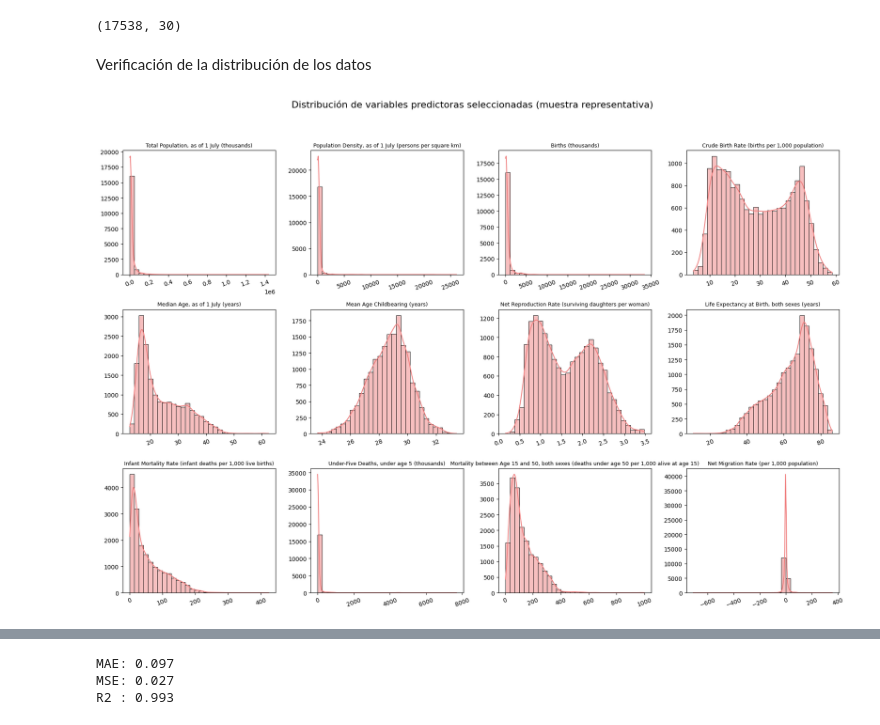
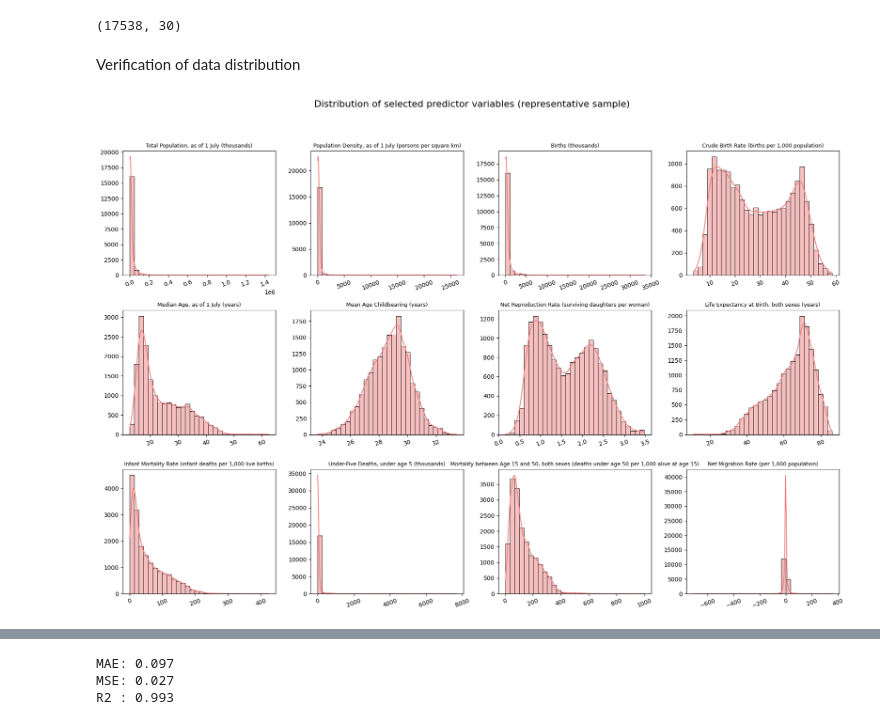
Before and after one commit to MariaJPacheco/Natalidad, a Jupyter notebook: Proyecto_natalidad.ipynb, the cells around one changed output, grey strips where cells are left out. Cells and saved outputs as stored; diff of their text form; code cells hidden in the pictures.

```diff
--- a/Proyecto_natalidad.ipynb
+++ b/Proyecto_natalidad.ipynb
@@ -87,42 +87,42 @@ print(Countries.shape)
 # %% [output]
 (17538, 30)
 # %% [markdown]
-Verificación de la distribución de los datos
+Verification of data distribution
 # %%
 import matplotlib.pyplot as plt
 import seaborn as sns
 
-# Selecciono variables representativas para graficar
+# Select representative variables for plotting
 variables_seleccionadas = [
     'Total Population, as of 1 July (thousands)',
     'Population Density, as of 1 July (persons per square km)',
     'Births (thousands)',
     'Crude Birth Rate (births per 1,000 population)',
     'Median Age, as of 1 July (years)',
     'Mean Age Childbearing (years)',
     'Net Reproduction Rate (surviving daughters per woman)',
     'Life Expectancy at Birth, both sexes (years)',
     'Infant Mortality Rate (infant deaths per 1,000 live births)',
     'Under-Five Deaths, under age 5 (thousands)',
     'Mortality between Age 15 and 50, both sexes (deaths under age 50 per 1,000 alive at age 15)',
     'Net Migration Rate (per 1,000 population)'
 ]
 
 plt.figure(figsize=(18, 12))
 
 for i, col in enumerate(variables_seleccionadas):
     plt.subplot(3, 4, i + 1)
     sns.histplot(Countries[col].dropna(), kde=True, bins=30, color='lightcoral', edgecolor='black')
     plt.title(col, fontsize=9)
     plt.xticks(rotation=20)
     plt.xlabel("")
     plt.ylabel("")
 
-plt.suptitle("Distribución de variables predictoras seleccionadas (muestra representativa)", fontsize=16, y=1.02)
+plt.suptitle("Distribution of selected predictor variables (representative sample)", fontsize=16, y=1.02)
 plt.tight_layout()
 plt.subplots_adjust(top=0.92)
 plt.show()
 # %% [output]
-[figure, old version]
+[figure, new version]
 # %%
 n_paises = Countries['Region, subregion, country or area *'].nunique()
```
Also changed, not shown: parts of 20 cells of this notebook.
